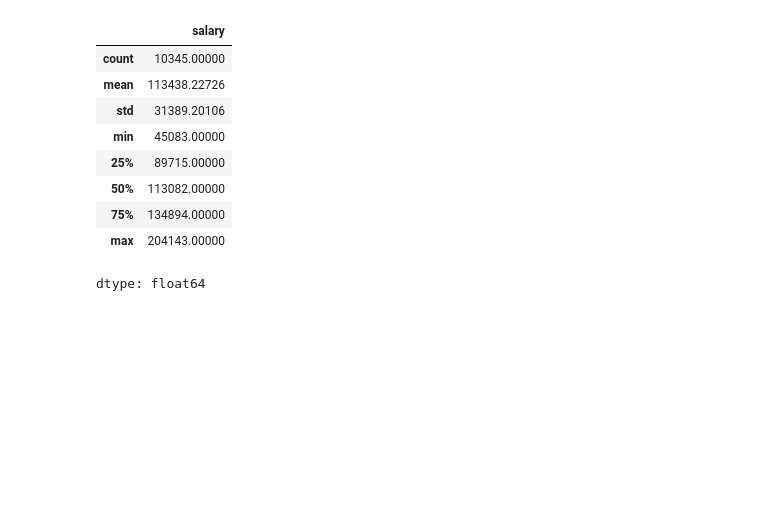
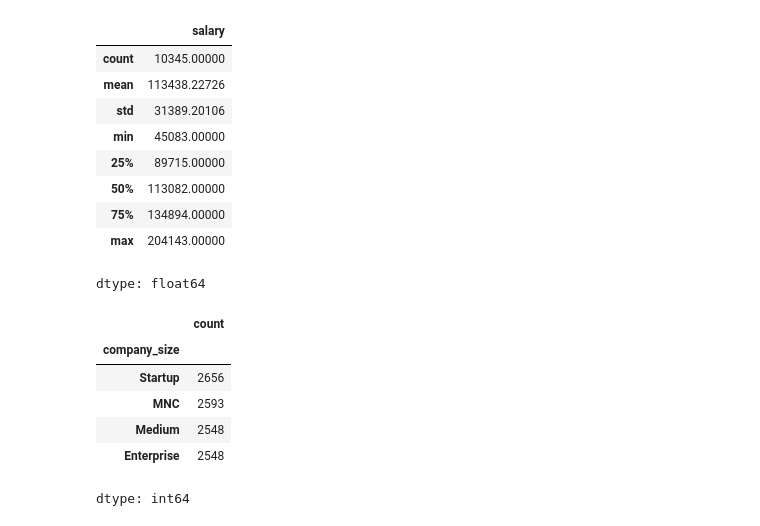
Before and after one commit to esttefiCarde/Tareas_Mineria_datos-, a Jupyter notebook: Clase4.ipynb, the cells around one changed output. Cells and saved outputs as stored; diff of their text form; code cells hidden in the pictures; blank space fills up the shorter version.

```diff
--- a/Clase4.ipynb
+++ b/Clase4.ipynb
@@ -130,3 +131,13 @@ df['salary'].describe()
 | 75% | 134894.00000 |
 | max | 204143.00000 |
 dtype: float64
+# %%
+df['company_size'].value_counts()
+# %% [output]
+|  | count |
+| company_size |  |
+| Startup | 2656 |
+| MNC | 2593 |
+| Medium | 2548 |
+| Enterprise | 2548 |
+dtype: int64
```
Also changed, not shown: parts of 1 cell of this notebook.
